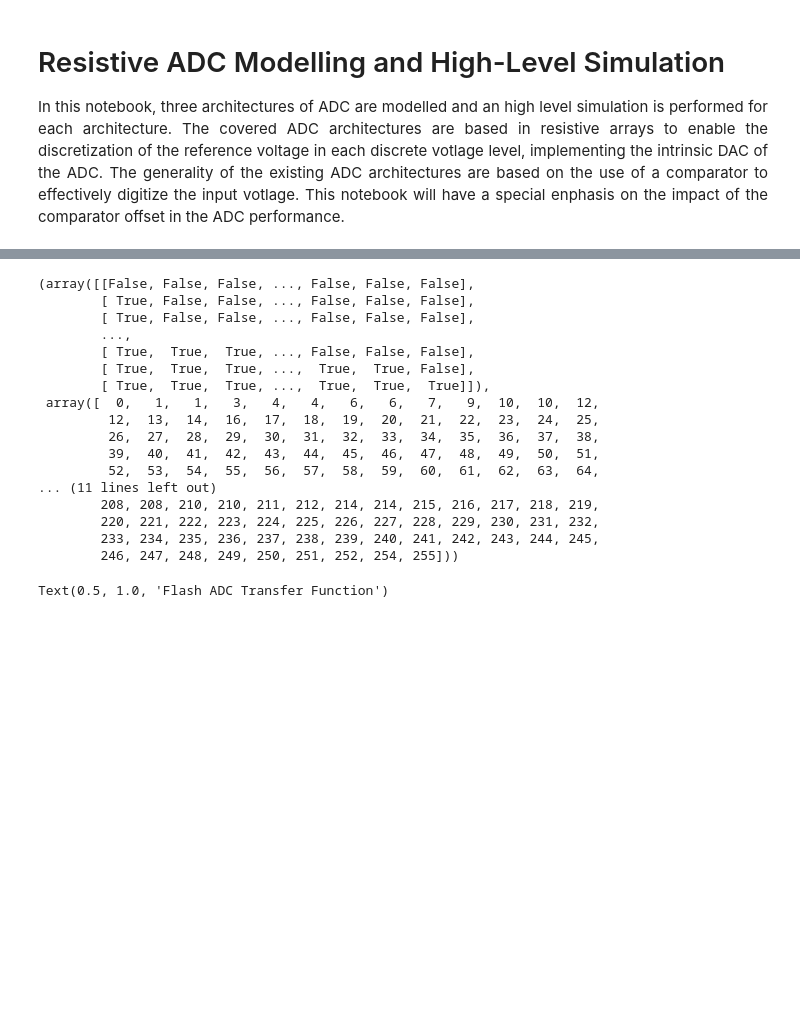
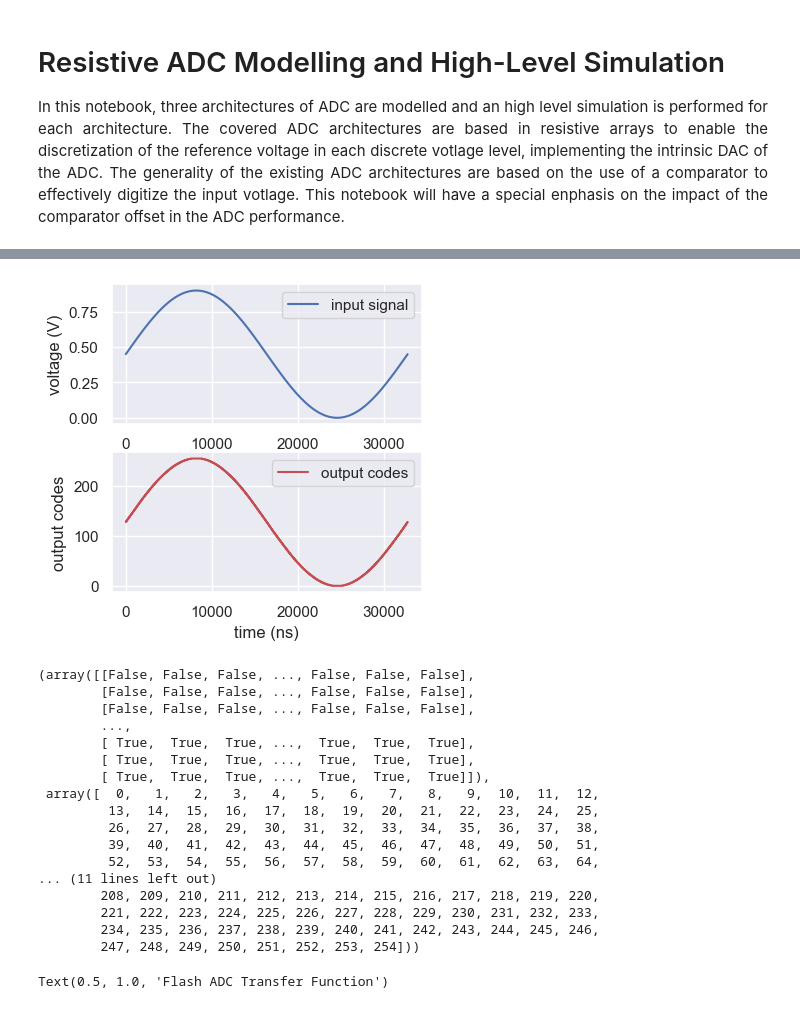
Before and after one commit to das-dias/signal-converters-notebooks, a Jupyter notebook: practical_classes/practical_class_9.ipynb, the cells around one changed output, grey strips where cells are left out. Saved outputs shown, nothing was run; the diff lists cells and outputs as text; code cells hidden in the pictures; blank space fills up the shorter version.

```diff
--- a/practical_classes/practical_class_9.ipynb
+++ b/practical_classes/practical_class_9.ipynb
@@ -150,28 +170,47 @@ Text(0.5, 1.0, 'resistor values mismatch distribution')
+# %%
+# represent the input signal and codes
+ns = 1e-9
+fig, ax = plt.subplots(2,1, figsize=(4,4))
+ax[0].plot(tD/ns, vin_t, 'b', label='input signal')
+ax[0].set_xlabel('time (ns)')
+ax[0].set_ylabel('voltage (V)')
+ax[0].legend()
+ax[1].plot(tD/ns, dout_t, 'r', label='output codes')
+ax[1].set_xlabel('time (ns)')
+ax[1].set_ylabel('output codes')
+ax[1].legend()
+#ax[0].set_xlim([0, (1/(f1))/ns])
+#ax[1].set_xlim([0, (1/(f1))/ns])
+ax[1].grid(True); ax[0].grid(True)
+# %% [output]
+[figure, added]
 # %%
 # observe the adc transfer function
 # generate the output data signal from an input signal
-vin = vlsb*np.arange(0,2**nbits)
+vin = np.sort(np.unique(vin_t))
 decoder_in = np.array([v > comps for v in vin])
 dout = np.array([np.count_nonzero(din) for din in decoder_in])
+vtrans = vin[np.where(np.diff(dout) > 0)]
+dout = dout[np.where(np.diff(dout) > 0)]
 decoder_in, dout
 # %% [output]
 (array([[False, False, False, ..., False, False, False],
-        [ True, False, False, ..., False, False, False],
-        [ True, False, False, ..., False, False, False],
+        [False, False, False, ..., False, False, False],
+        [False, False, False, ..., False, False, False],
         ...,
-        [ True,  True,  True, ..., False, False, False],
-        [ True,  True,  True, ...,  True,  True, False],
+        [ True,  True,  True, ...,  True,  True,  True],
+        [ True,  True,  True, ...,  True,  True,  True],
         [ True,  True,  True, ...,  True,  True,  True]]),
- array([  0,   1,   1,   3,   4,   4,   6,   6,   7,   9,  10,  10,  12,
-         12,  13,  14,  16,  17,  18,  19,  20,  21,  22,  23,  24,  25,
+ array([  0,   1,   2,   3,   4,   5,   6,   7,   8,   9,  10,  11,  12,
+         13,  14,  15,  16,  17,  18,  19,  20,  21,  22,  23,  24,  25,
          26,  27,  28,  29,  30,  31,  32,  33,  34,  35,  36,  37,  38,
          39,  40,  41,  42,  43,  44,  45,  46,  47,  48,  49,  50,  51,
          52,  53,  54,  55,  56,  57,  58,  59,  60,  61,  62,  63,  64,
 ... (11 lines left out)
-        208, 208, 210, 210, 211, 212, 214, 214, 215, 216, 217, 218, 219,
-        220, 221, 222, 223, 224, 225, 226, 227, 228, 229, 230, 231, 232,
-        233, 234, 235, 236, 237, 238, 239, 240, 241, 242, 243, 244, 245,
-        246, 247, 248, 249, 250, 251, 252, 254, 255]))
+        208, 209, 210, 211, 212, 213, 214, 215, 216, 217, 218, 219, 220,
+        221, 222, 223, 224, 225, 226, 227, 228, 229, 230, 231, 232, 233,
+        234, 235, 236, 237, 238, 239, 240, 241, 242, 243, 244, 245, 246,
+        247, 248, 249, 250, 251, 252, 253, 254]))
 # %%
 # plot the transfer function of the flash adc
 # plot the output voltage in function of the input code
```
Also changed, not shown: parts of 11 cells of this notebook.
